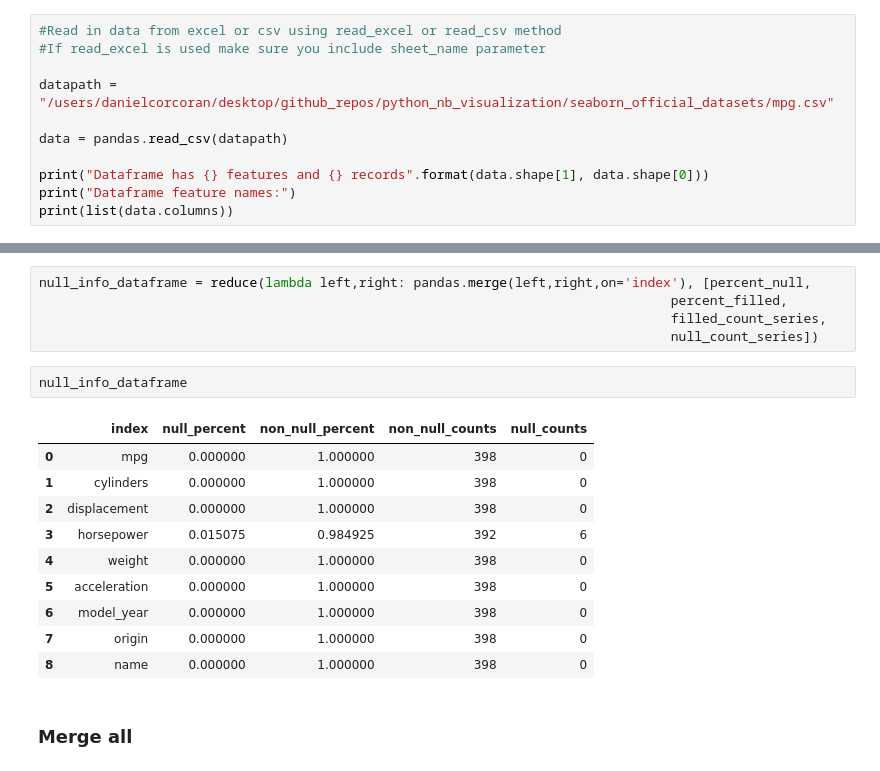
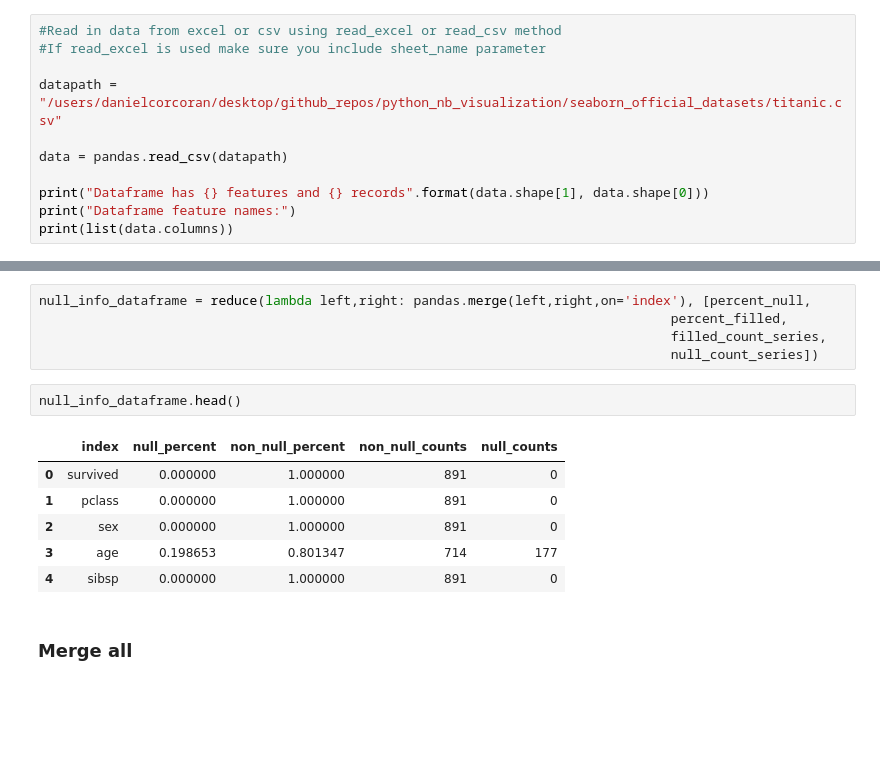
Before and after one commit to danielc92/python_nb_data_profiling, a Jupyter notebook: notebook_data_profililng.ipynb, the cells around one changed output, grey strips where cells are left out. Drawn from its saved outputs; the diff is of its cells as text; blank space fills up the shorter version.

```diff
--- a/notebook_data_profililng.ipynb
+++ b/notebook_data_profililng.ipynb
@@ -25,7 +33,7 @@ seaborn.set_style("whitegrid")
 #Read in data from excel or csv using read_excel or read_csv method
 #If read_excel is used make sure you include sheet_name parameter
 
-datapath = "/users/danielcorcoran/desktop/github_repos/python_nb_visualization/seaborn_official_datasets/mpg.csv"
+datapath = "/users/danielcorcoran/desktop/github_repos/python_nb_visualization/seaborn_official_datasets/titanic.csv"
 
 data = pandas.read_csv(datapath)
 
@@ -235,18 +245,14 @@ null_info_dataframe = reduce(lambda left,right: pandas.merge(left,right,on='inde
                                                                                  filled_count_series,
                                                                                  null_count_series])
 # %%
-null_info_dataframe
+null_info_dataframe.head()
 # %% [output]
 |  | index | null_percent | non_null_percent | non_null_counts | null_counts |
-| 0 | mpg | 0.000000 | 1.000000 | 398 | 0 |
-| 1 | cylinders | 0.000000 | 1.000000 | 398 | 0 |
-| 2 | displacement | 0.000000 | 1.000000 | 398 | 0 |
-| 3 | horsepower | 0.015075 | 0.984925 | 392 | 6 |
-| 4 | weight | 0.000000 | 1.000000 | 398 | 0 |
-| 5 | acceleration | 0.000000 | 1.000000 | 398 | 0 |
-| 6 | model_year | 0.000000 | 1.000000 | 398 | 0 |
-| 7 | origin | 0.000000 | 1.000000 | 398 | 0 |
-| 8 | name | 0.000000 | 1.000000 | 398 | 0 |
+| 0 | survived | 0.000000 | 1.000000 | 891 | 0 |
+| 1 | pclass | 0.000000 | 1.000000 | 891 | 0 |
+| 2 | sex | 0.000000 | 1.000000 | 891 | 0 |
+| 3 | age | 0.198653 | 0.801347 | 714 | 177 |
+| 4 | sibsp | 0.000000 | 1.000000 | 891 | 0 |
 # %% [markdown]
 
 ### Merge all
```
Also changed, not shown: parts of 16 cells of this notebook, 22 other files.
